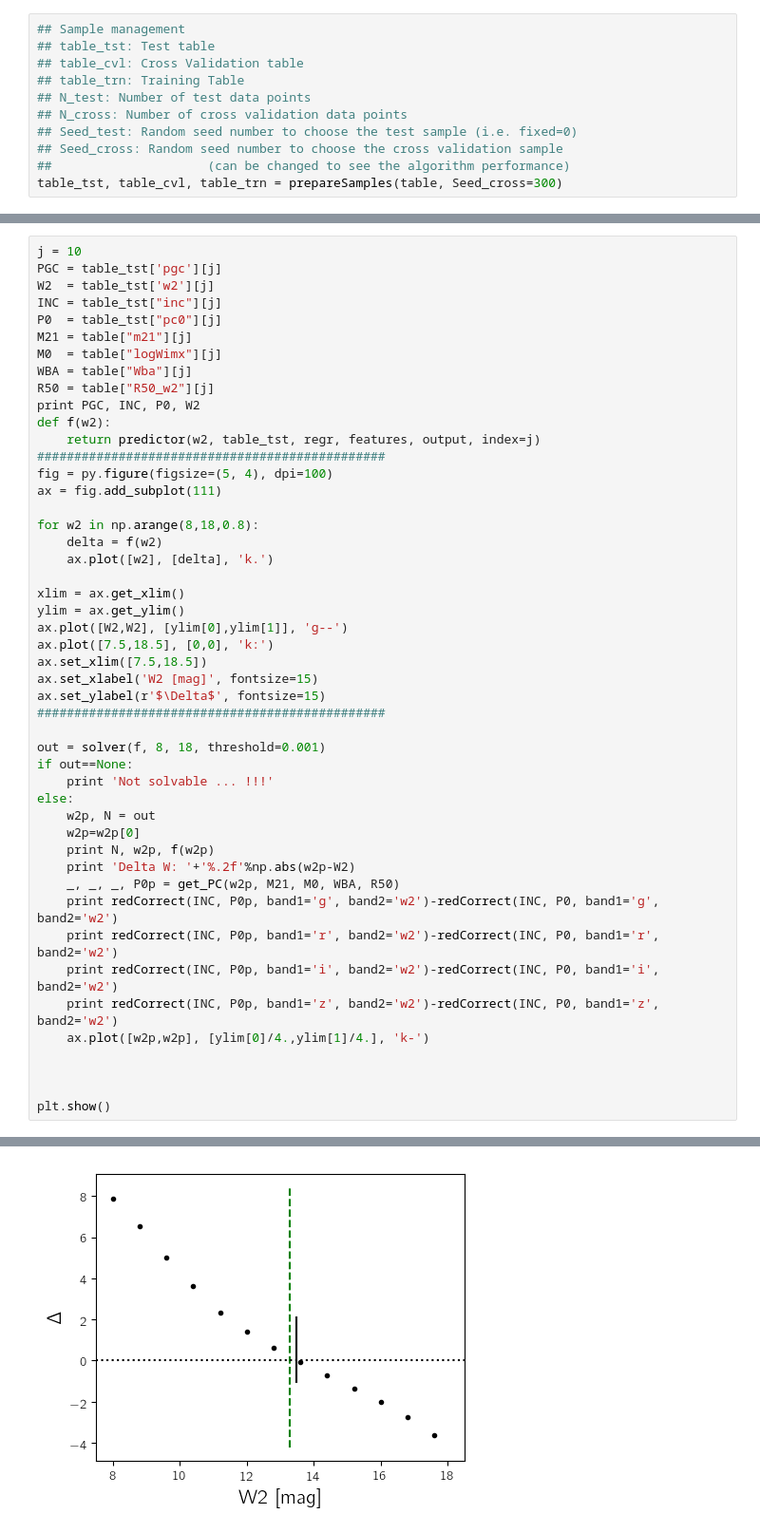
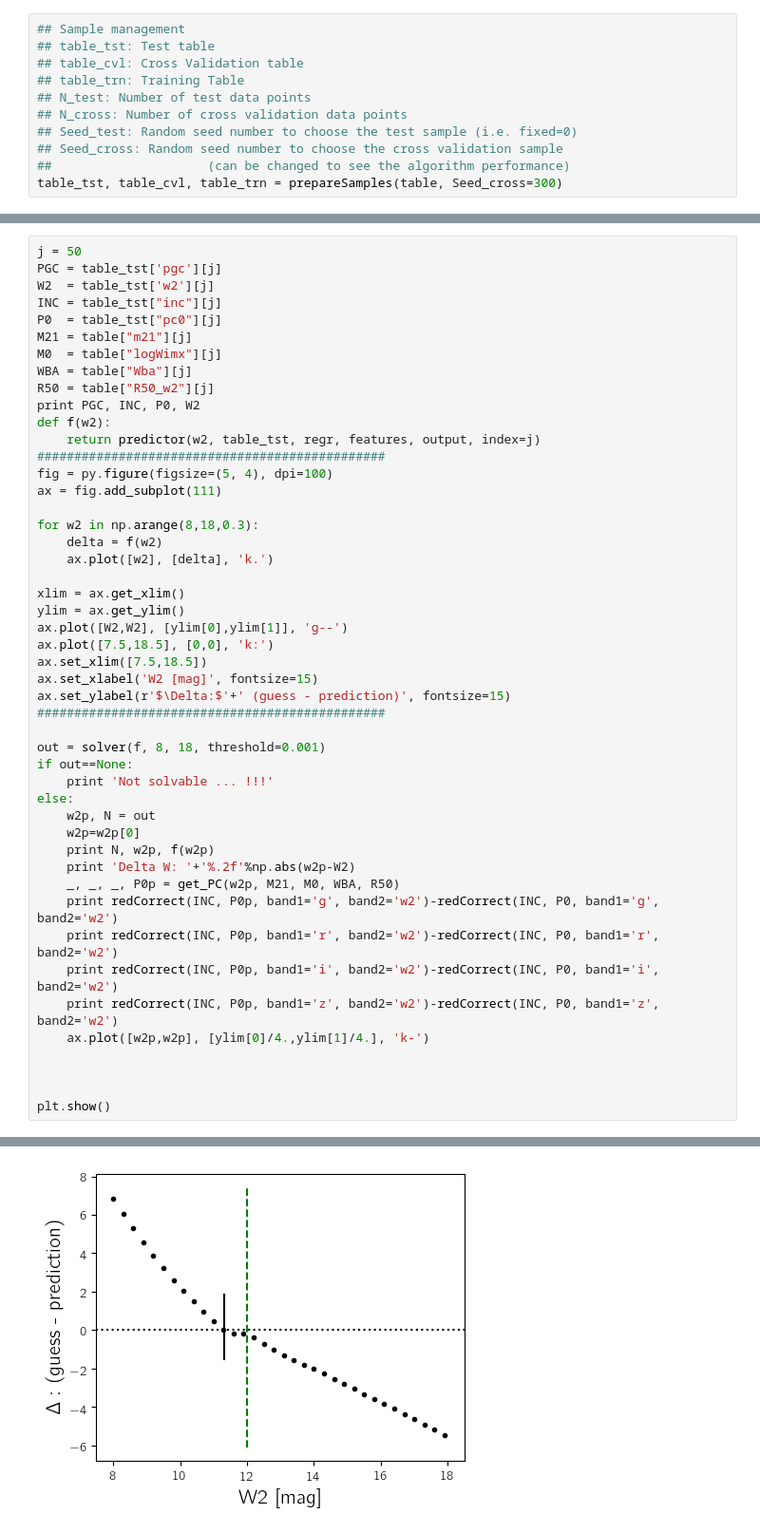
Before and after one commit to ekourkchi/reddening, a Jupyter notebook: Random_Forest_Reddening.ipynb, the cells around one changed output, grey strips where cells are left out. Shown at 95% size. Saved outputs shown, nothing was run; the diff lists cells and outputs as text.

```diff
--- a/Random_Forest_Reddening.ipynb
+++ b/Random_Forest_Reddening.ipynb
@@ -308,5 +334,5 @@ logWimx -->  13.72%
 # %%
-j = 10
+j = 50
 PGC = table_tst['pgc'][j]
 W2  = table_tst['w2'][j]
 INC = table_tst["inc"][j]
@@ -322,7 +348,7 @@ def f(w2):
 fig = py.figure(figsize=(5, 4), dpi=100)
 ax = fig.add_subplot(111)
 
-for w2 in np.arange(8,18,0.8):
+for w2 in np.arange(8,18,0.3):
     delta = f(w2)
     ax.plot([w2], [delta], 'k.')
 
@@ -332,7 +358,7 @@ ax.plot([W2,W2], [ylim[0],ylim[1]], 'g--')
 ax.plot([7.5,18.5], [0,0], 'k:')
 ax.set_xlim([7.5,18.5])
 ax.set_xlabel('W2 [mag]', fontsize=15)
-ax.set_ylabel(r'$\Delta$', fontsize=15)
+ax.set_ylabel(r'$\Delta:$'+' (guess - prediction)', fontsize=15)
 ###############################################
 
 out = solver(f, 8, 18, threshold=0.001)
@@ -364 +390 @@ Delta W: 0.20
-[figure, old version]
+[figure, new version]
```
Also changed, not shown: parts of 10 cells of this notebook, 2 other files.
